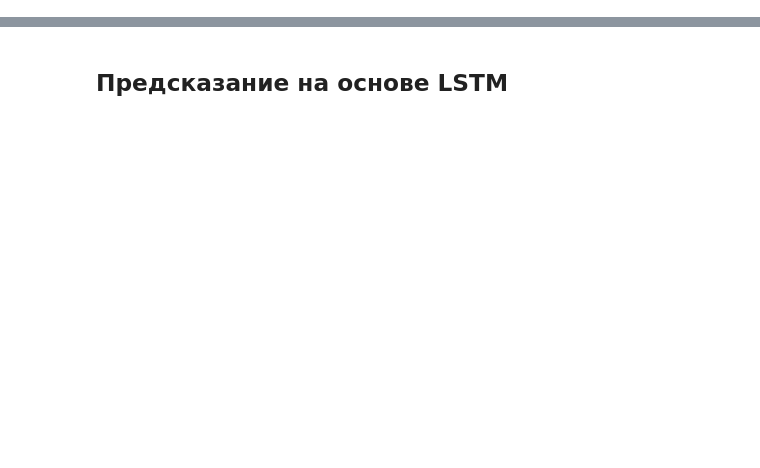
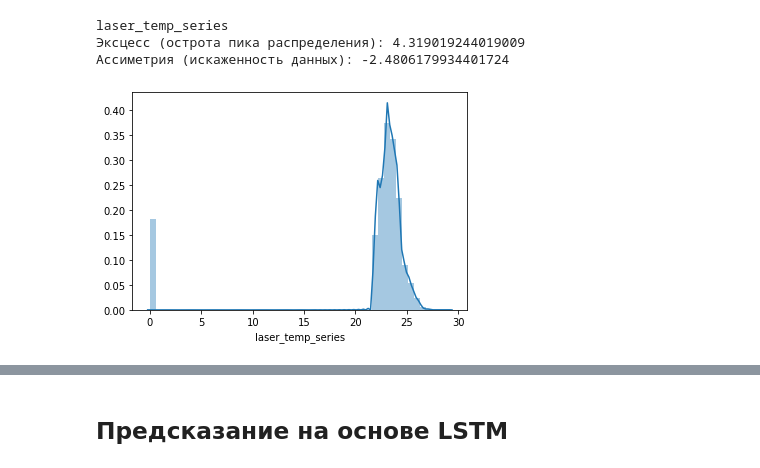
Before and after one commit to dglubokov/bachelor-diploma, a Jupyter notebook: src/ai_navifator.py.ipynb, the cells around one changed output, grey strips where cells are left out. Drawn from its saved outputs; the diff is of its cells as text; code cells hidden in the pictures; blank space fills up the shorter version.

```diff
--- a/src/ai_navifator.py.ipynb
+++ b/src/ai_navifator.py.ipynb
@@ -29,0 +101,11 @@ with open('test.json') as file:
+# %%
+import seaborn as sns
+sns.distplot(df.laser_temp_series);
+print('laser_temp_series')
+print( 'Эксцесс (острота пика распределения): {}'.format(stats.kurtosis(df.laser_temp_series)))
+print( 'Ассиметрия (искаженность данных): {}'.format(stats.skew(df.laser_temp_series)))
+# %% [output]
+laser_temp_series
+Эксцесс (острота пика распределения): 4.319019244019009
+Ассиметрия (искаженность данных): -2.4806179934401724
+[figure, added]
```
Also changed, not shown: parts of 35 cells of this notebook, 30 other files.
